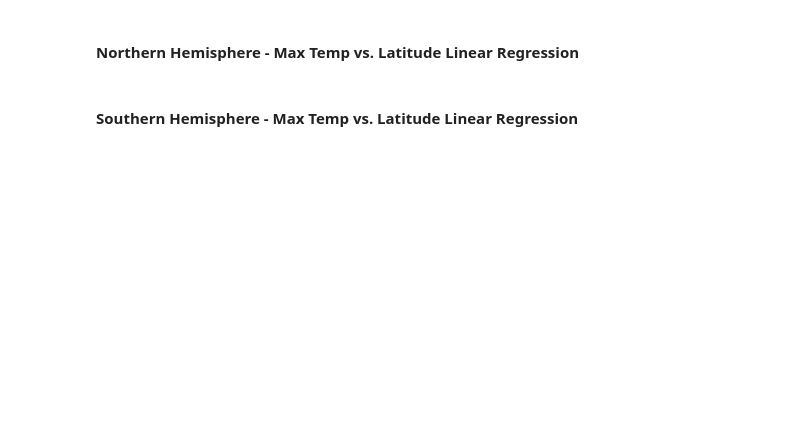
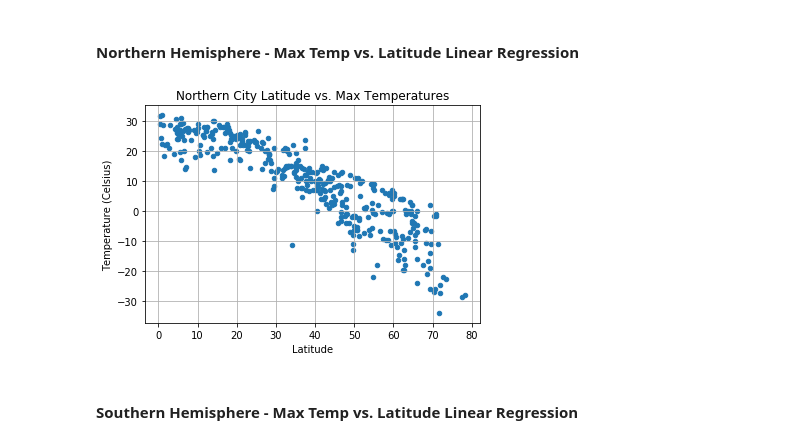
Before and after one commit to avinashdhawan/python-api-challenge, a Jupyter notebook: WeatherPy/WeatherPy_akd.ipynb, the cells around one changed output. Cells and saved outputs as stored; diff of their text form; code cells hidden in the pictures; blank space fills up the shorter version.

```diff
--- a/WeatherPy/WeatherPy_akd.ipynb
+++ b/WeatherPy/WeatherPy_akd.ipynb
@@ -318,5 +319,16 @@ plt.show()
 northern = []
 southern = []
 
-weather_data_northern = weather_data[(weather_data['lat'] > 0)]
-print(weather_data_northern)
+weather_data_northern = weather_data[(weather_data['Lat'] > 0)]
+weather_data_northern_df = pd.DataFrame(weather_data_northern)
+weather_data_northern_df
+
+
+
+
+
+#weather_data['lat'] = weather_data['lat'].astype(int)
+#print(weather_data)
+
+#weather_data_northern = weather_data.query("weather_data['lat'] > 0")
+#print(weather_data_northern)
@@ -323,4 +367,24 @@ print(weather_data_northern)
 # %% [markdown]
 ####  Northern Hemisphere - Max Temp vs. Latitude Linear Regression
+# %%
+# Latitude vs. Temperature Plot
+northern_plot = weather_data_northern_df.plot(kind='scatter',x='Lat',y='Max Temp', title= 'Northern City Latitude vs. Max Temperatures')
+northern_plot.set_xlabel("Latitude")
+northern_plot.set_ylabel("Temperature (Celsius)")
+
+# slope, intercept, r_value, p_value, std_err = linregress(lat, max_temp)
+# fit = slope * lat + intercept
+# plt.plot(lat, fit)
+
+plt.grid(True)
+
+
+# Save the figure
+plt.savefig("Northern_Latitude_vs_Temperature_Plot.png")
+
+# Show plot
+plt.show()
+# %% [output]
+[figure, added]
 # %% [markdown]
 ####  Southern Hemisphere - Max Temp vs. Latitude Linear Regression
```
Also changed, not shown: parts of 17 cells of this notebook.
